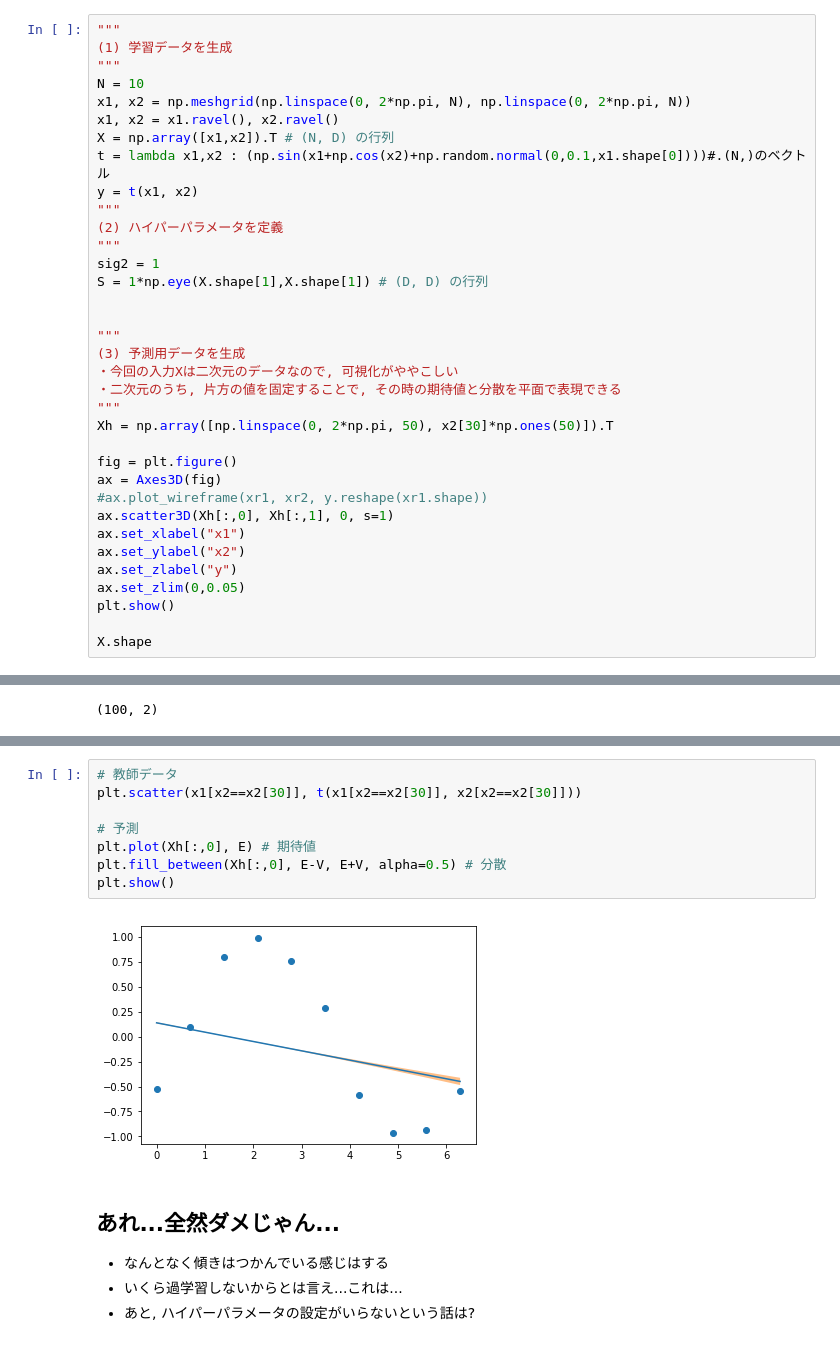
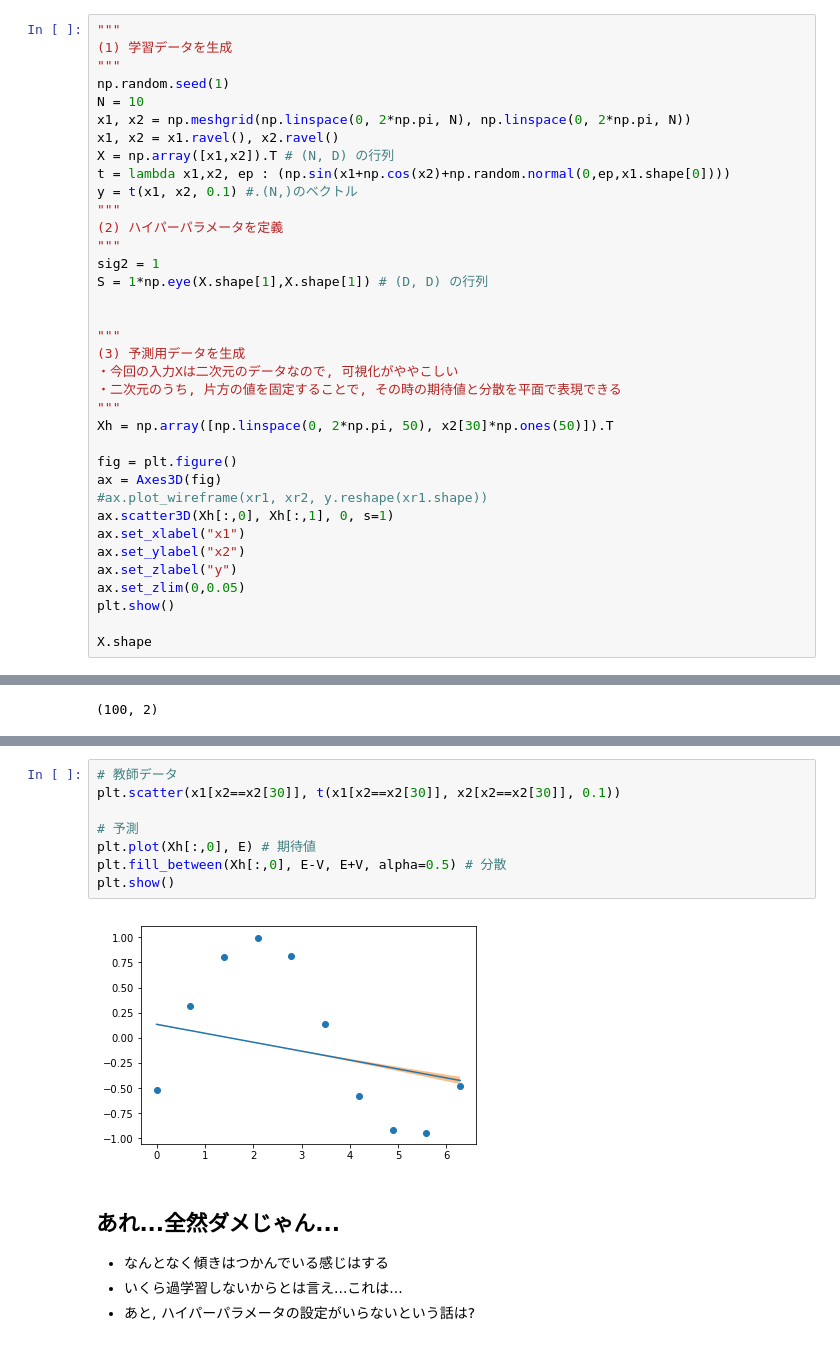
Before and after one commit to uema/gp-scratch, a Jupyter notebook: derivation.ipynb, the cells around one changed output, grey strips where cells are left out. Saved outputs shown, nothing was run; the diff lists cells and outputs as text.

```diff
--- a/derivation.ipynb
+++ b/derivation.ipynb
@@ -369,12 +369,13 @@ $$
 """
 (1) 学習データを生成
 """
+np.random.seed(1)
 N = 10
 x1, x2 = np.meshgrid(np.linspace(0, 2*np.pi, N), np.linspace(0, 2*np.pi, N))
 x1, x2 = x1.ravel(), x2.ravel()
 X = np.array([x1,x2]).T # (N, D) の行列
-t = lambda x1,x2 : (np.sin(x1+np.cos(x2)+np.random.normal(0,0.1,x1.shape[0])))#.(N,)のベクトル
-y = t(x1, x2)
+t = lambda x1,x2, ep : (np.sin(x1+np.cos(x2)+np.random.normal(0,ep,x1.shape[0])))
+y = t(x1, x2, 0.1) #.(N,)のベクトル
 """
 (2) ハイパーパラメータを定義
 """
@@ -418,13 +417,13 @@ V = np.diag(kx - kh.dot(inv(K+sig2*np.eye(K.shape[0],K.shape[1])).dot(kh.T)))
 # %%
 # 教師データ
-plt.scatter(x1[x2==x2[30]], t(x1[x2==x2[30]], x2[x2==x2[30]]))
+plt.scatter(x1[x2==x2[30]], t(x1[x2==x2[30]], x2[x2==x2[30]], 0.1))
 
 # 予測
 plt.plot(Xh[:,0], E) # 期待値
 plt.fill_between(Xh[:,0], E-V, E+V, alpha=0.5) # 分散
 plt.show()
 # %% [output]
-[figure, old version]
+[figure, new version]
 # %% [markdown]
 ## あれ...全然ダメじゃん...
 * なんとなく傾きはつかんでいる感じはする
```
Also changed, not shown: parts of 5 cells of this notebook.
